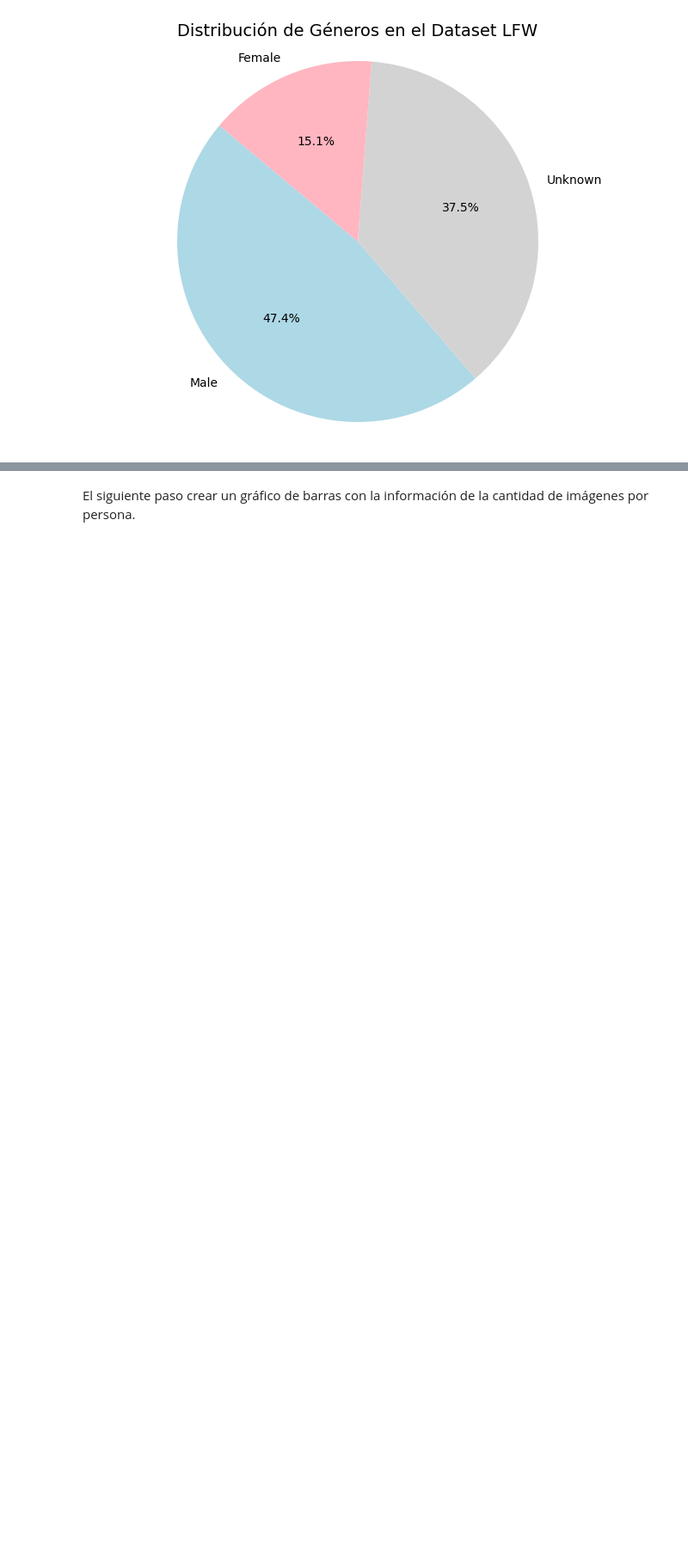
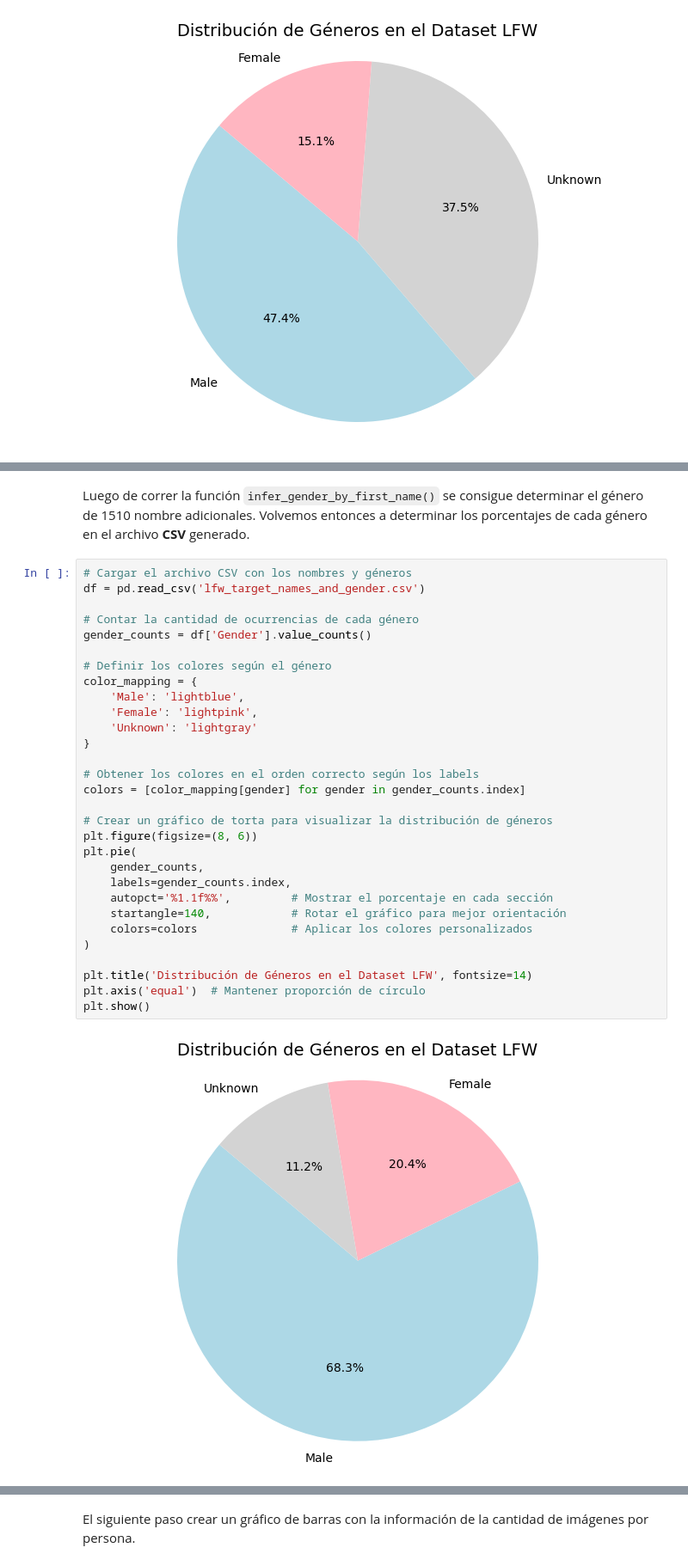
Before and after one commit to jquelas/face_recognition_classifier, a Jupyter notebook: face_recognition_classifier.ipynb, the cells around one changed output, grey strips where cells are left out. Shown at 86% size. Saved outputs shown, nothing was run; the diff lists cells and outputs as text; blank space fills up the shorter version.

Commit message:
Addition of function to infer gender based on first name, and inclusion of additionar comments in markdown.

```diff
--- a/face_recognition_classifier.ipynb
+++ b/face_recognition_classifier.ipynb
@@ -396,0 +438,34 @@ CONCLUCIONES SOBRE GRÁFICO DE TORTA
+# %% [markdown]
+Luego de correr la función `infer_gender_by_first_name()` se consigue determinar el género de 1510 nombre adicionales. Volvemos entonces a determinar los porcentajes de cada género en el archivo **CSV** generado.
+# %%
+# Cargar el archivo CSV con los nombres y géneros
+df = pd.read_csv('lfw_target_names_and_gender.csv')
+
+# Contar la cantidad de ocurrencias de cada género
+gender_counts = df['Gender'].value_counts()
+
+# Definir los colores según el género
+color_mapping = {
+    'Male': 'lightblue',
+    'Female': 'lightpink',
+    'Unknown': 'lightgray'
+}
+
+# Obtener los colores en el orden correcto según los labels
+colors = [color_mapping[gender] for gender in gender_counts.index]
+
+# Crear un gráfico de torta para visualizar la distribución de géneros
+plt.figure(figsize=(8, 6))
+plt.pie(
+    gender_counts,
+    labels=gender_counts.index,
+    autopct='%1.1f%%',         # Mostrar el porcentaje en cada sección
+    startangle=140,            # Rotar el gráfico para mejor orientación
+    colors=colors              # Aplicar los colores personalizados
+)
+
+plt.title('Distribución de Géneros en el Dataset LFW', fontsize=14)
+plt.axis('equal')  # Mantener proporción de círculo
+plt.show()
+# %% [output]
+[figure, added]
```
Also changed, not shown: parts of 8 cells of this notebook, 3 other files.
